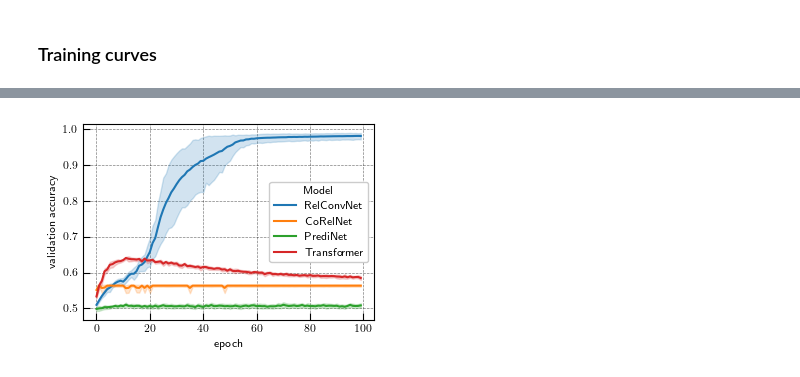
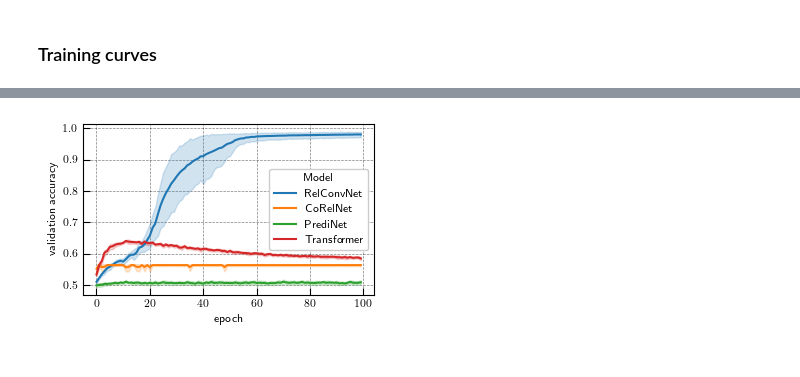
Before and after one commit to Awni00/relational-convolutions, a Jupyter notebook: paper_figures/generate_figures_tables.ipynb, the cells around one changed output, grey strips where cells are left out. Cells and saved outputs as stored; diff of their text form; code cells hidden in the pictures.

```diff
--- a/paper_figures/generate_figures_tables.ipynb
+++ b/paper_figures/generate_figures_tables.ipynb
@@ -401,19 +420,19 @@ fig.savefig(f'{save_dir}/contains_set_acc.pdf')
 # %%
 task_run_histories = pd.read_csv('figure_data/contains_set/run_histories.csv', index_col=0)
 
 # model filter / sorting
 models = ['relconvnet', 'corelnet', 'predinet', 'transformer']
 group_filter = task_run_histories.group.isin(models)
 task_run_histories = task_run_histories[group_filter]
 
 task_run_histories['group'] = pd.Categorical(task_run_histories['group'], categories=models, ordered=True)
 task_run_histories.sort_values('group', inplace=True)
 task_run_histories['group'] = task_run_histories['group'].map(model_label_map)
 task_run_histories.rename(columns={'group': 'Model'}, inplace=True)
 task_run_histories.rename(columns={'epoch/epoch': 'epoch', 'epoch/val_acc': 'validation accuracy'}, inplace=True)
-fig, ax = plt.subplots(figsize=(3.5, 2.5))
+fig, ax = plt.subplots(figsize=(3.5, 2.25))
 sns.lineplot(task_run_histories, y='validation accuracy', x='epoch', hue='Model', estimator='mean', errorbar=('ci', 95), ax=ax)
 fig.set_tight_layout(True)
-fig.savefig(f'{save_dir}/contains_set_training_curves_trainacc.pdf')
+fig.savefig(f'{save_dir}/contains_set_training_curves_valacc.pdf')
 # %% [output]
-[figure, old version]
+[figure, new version]
```
Also changed, not shown: parts of 4 cells of this notebook.
